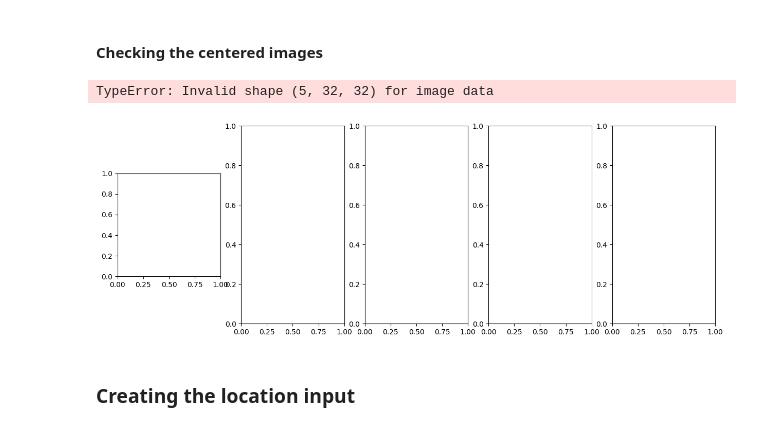
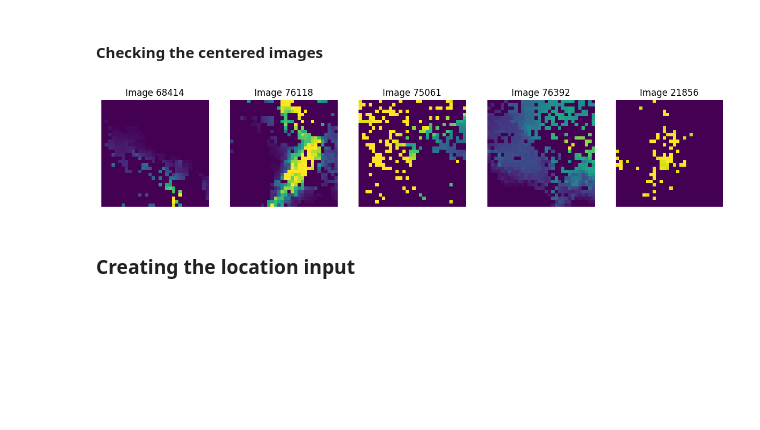
Before and after one commit to Roseparsley8972/CEGM2003-Water, a Jupyter notebook: New model/CNN_from_R/CNN_translated.ipynb, the cells around one changed output. Cells and saved outputs as stored; diff of their text form; code cells hidden in the pictures; blank space fills up the shorter version.

```diff
--- a/New model/CNN_from_R/CNN_translated.ipynb
+++ b/New model/CNN_from_R/CNN_translated.ipynb
@@ -121,19 +121,18 @@ np.shape(imgs_ann_train)
 # %%
 n = 5
 
 # Select random images or specific indices
 indices = np.random.choice(len(imgs_ann_train), n, replace=False)
 
 # Plot the images
 fig, axs = plt.subplots(1, n, figsize=(15, 5))
 for i, idx in enumerate(indices):
-    axs[i].imshow(imgs_ann_train[:][idx], cmap="viridis")
+    axs[i].imshow(imgs_ann_train[idx][1], cmap="viridis")
     axs[i].set_title(f"Image {idx}")
     axs[i].axis("off")
 plt.show()
 # %% [output]
-TypeError: Invalid shape (5, 32, 32) for image data
-[figure, old version]
+[figure, new version]
 # %% [markdown]
 ### Creating the location input
 # %%
```
